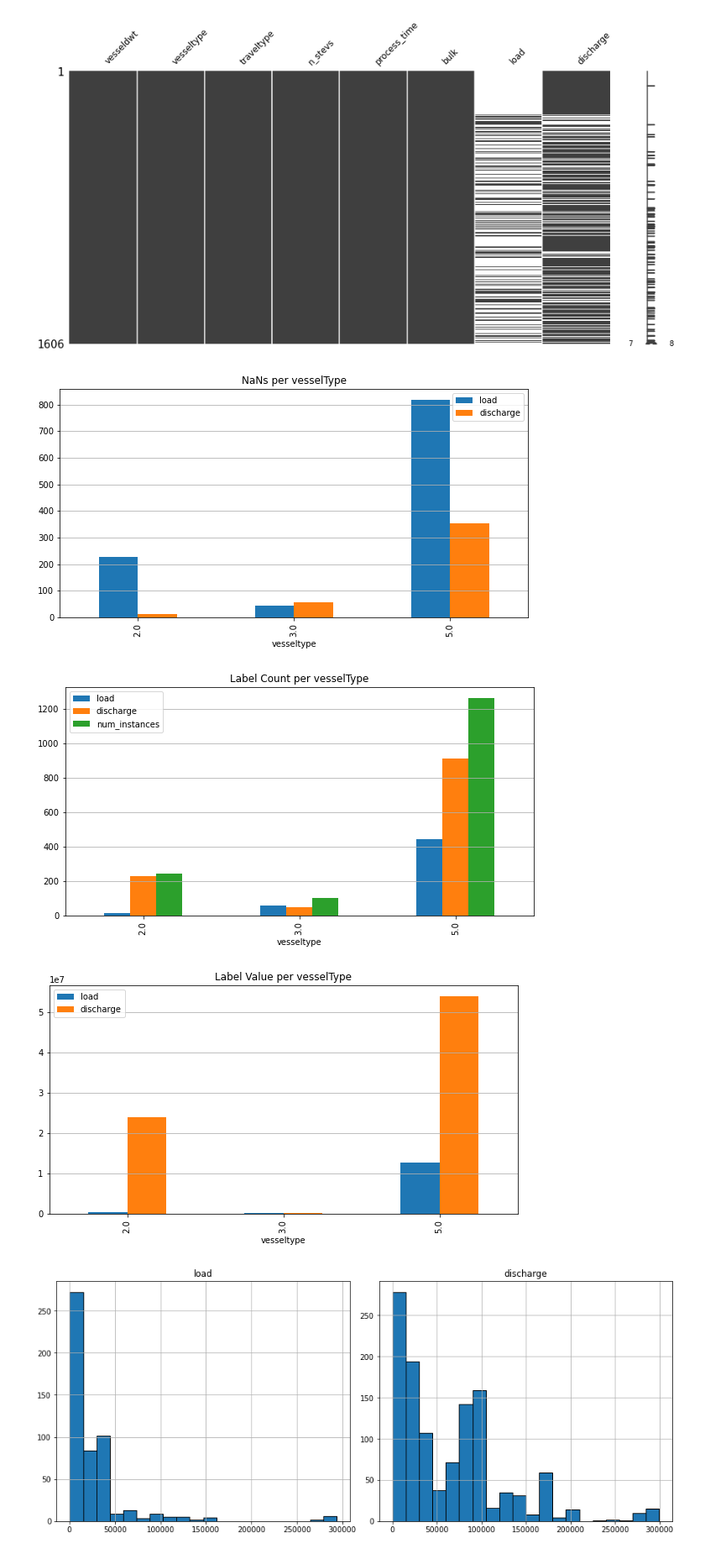
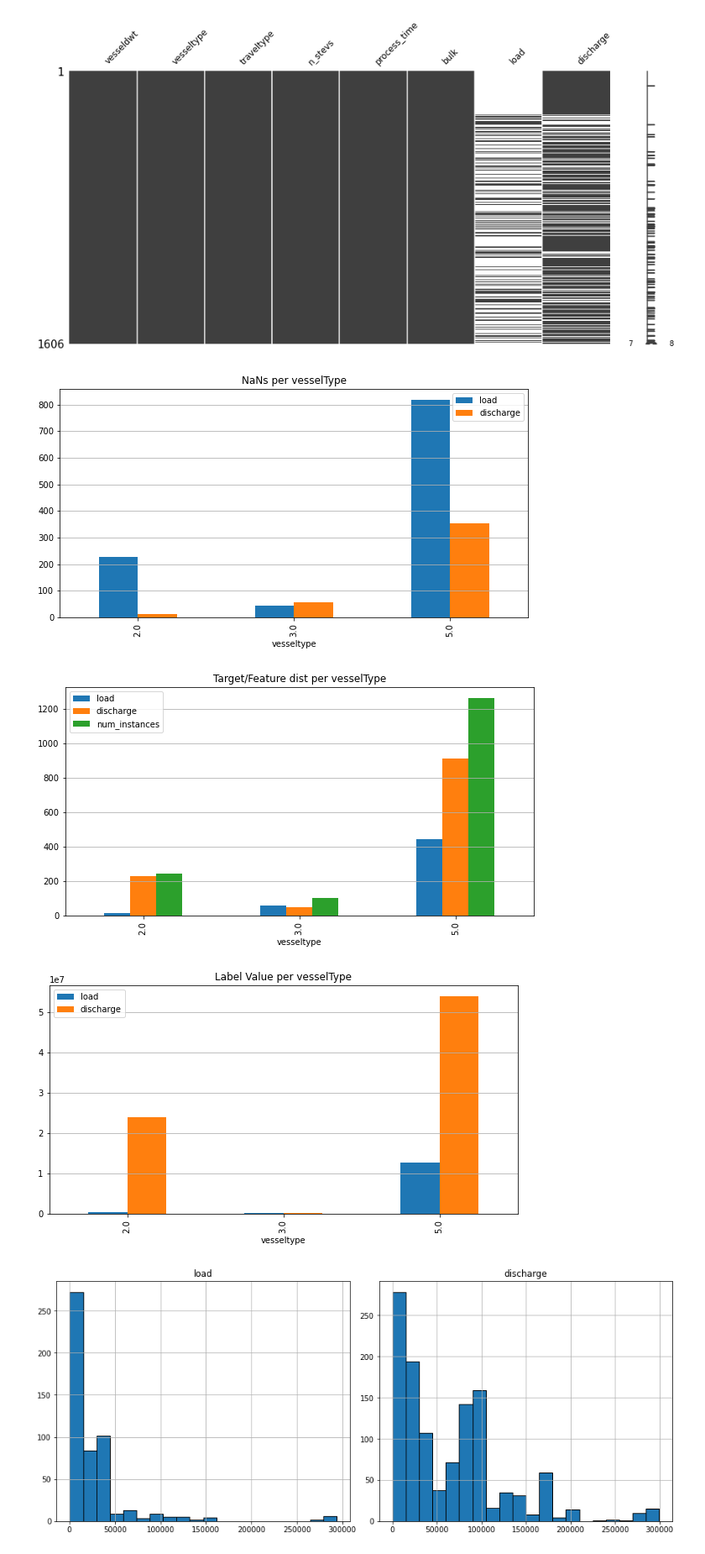
Before and after one commit to Kamal-Eldin/Logistics_transshipment, a Jupyter notebook: testing_2.ipynb, the cells around one changed output. Shown: that part at 84% size. Saved outputs shown, nothing was run; the diff lists cells and outputs as text; code cells hidden in the pictures.

```diff
--- a/testing_2.ipynb
+++ b/testing_2.ipynb
@@ -313,16 +313,16 @@ plt.show()
 # %%
 feature_df[['load','discharge']].isna().groupby(by=feature_df['vesseltype']).sum().plot.bar(figsize = (10,5), title = 'NaNs per vesselType')
 plt.grid(axis = 'y', linestyle='-')
-feature_df[['load','discharge', 'vesseltype']].groupby(by=feature_df['vesseltype'], dropna= True).count().plot.bar(figsize = (10,5), title = 'Label Count per vesselType')
+feature_df[['load','discharge', 'vesseltype']].groupby(by=feature_df['vesseltype'], dropna= True).count().plot.bar(figsize = (10,5), title = 'Target/Feature dist per vesselType')
 plt.legend(['load','discharge','num_instances'])
 plt.grid(axis = 'y', linestyle='-')
 feature_df[['load','discharge']].groupby(by=feature_df['vesseltype'], dropna= True).sum().plot.bar(figsize = (10,5), title = 'Label Value per vesselType')
 plt.grid(axis = 'y', linestyle='-')
 # feature_df[['vesseltype']].groupby(by=feature_df['vesseltype'], dropna= True).count().plot.bar(figsize = (10,5), title = 'Row Count per vesseltype')
 plt.show()
 # %% [output]
 [figure]
-[figure, old version]
+[figure, new version]
 [figure]
 # %%
 load_mean = feature_df['load'].mean()
```
Also changed, not shown: parts of 5 cells of this notebook, 6 other files.
